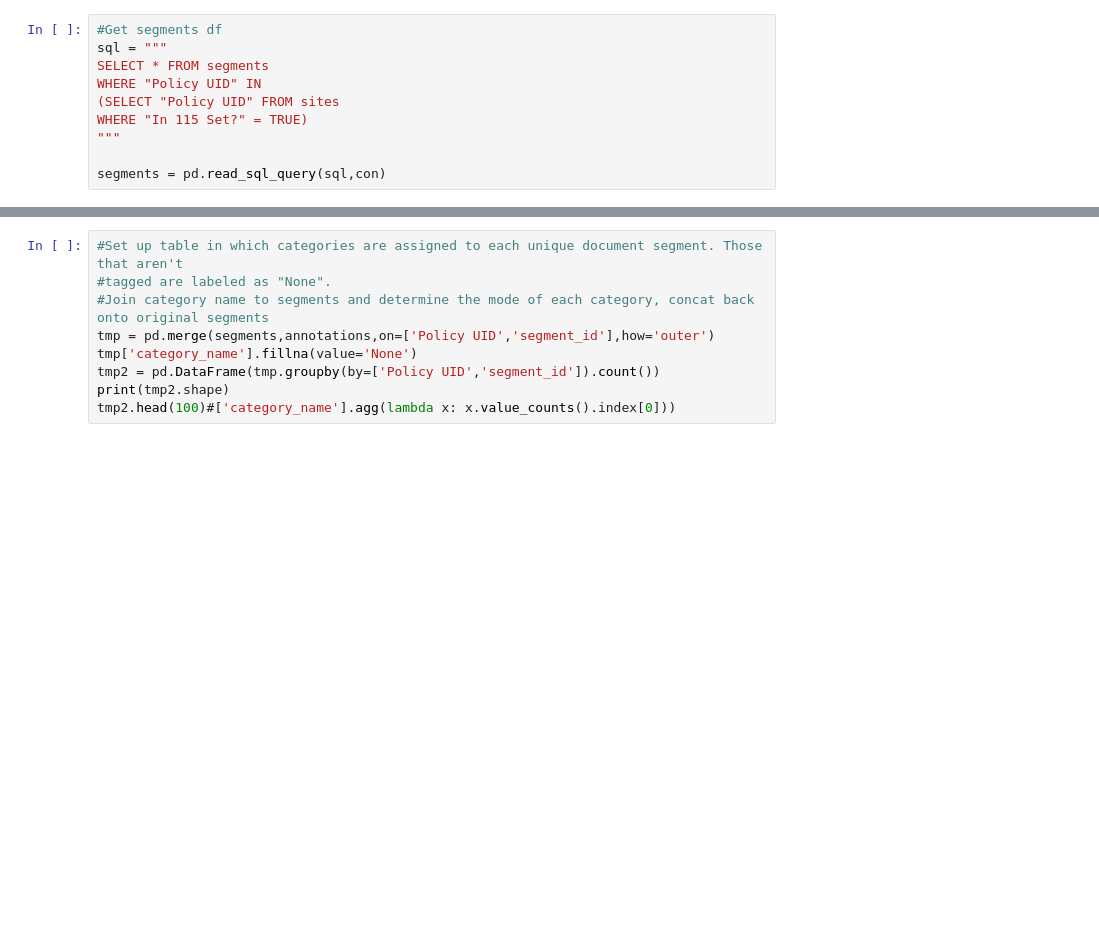
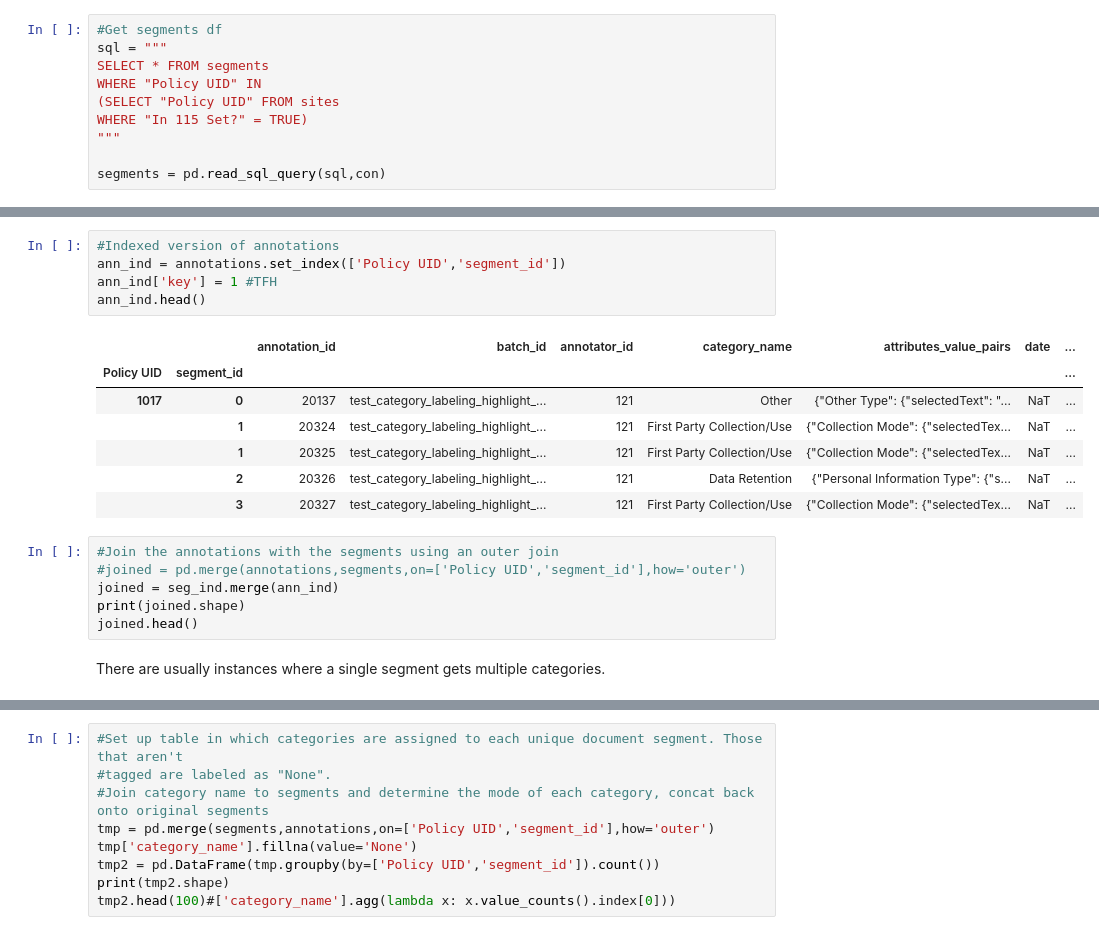
Before and after one commit to pmayostendorp/beforeiaccept, a Jupyter notebook: scripts/Binary Categories Development.ipynb, the cells around one changed output, grey strips where cells are left out. Saved outputs shown, nothing was run; the diff lists cells and outputs as text; blank space fills up the shorter version.

```diff
--- a/scripts/Binary Categories Development.ipynb
+++ b/scripts/Binary Categories Development.ipynb
@@ -73,0 +168,21 @@ segments.head()
+# %%
+#Indexed version of annotations
+ann_ind = annotations.set_index(['Policy UID','segment_id'])
+ann_ind['key'] = 1 #TFH
+ann_ind.head()
+# %% [output]
+|  |  | annotation_id | batch_id | annotator_id | category_name | attributes_value_pairs | date | ... |
+| Policy UID | segment_id |  |  |  |  |  |  | ... |
+| 1017 | 0 | 20137 | test_category_labeling_highlight_... | 121 | Other | {"Other Type": {"selectedText": "... | NaT | ... |
+|  | 1 | 20324 | test_category_labeling_highlight_... | 121 | First Party Collection/Use | {"Collection Mode": {"selectedTex... | NaT | ... |
+|  | 1 | 20325 | test_category_labeling_highlight_... | 121 | First Party Collection/Use | {"Collection Mode": {"selectedTex... | NaT | ... |
+|  | 2 | 20326 | test_category_labeling_highlight_... | 121 | Data Retention | {"Personal Information Type": {"s... | NaT | ... |
+|  | 3 | 20327 | test_category_labeling_highlight_... | 121 | First Party Collection/Use | {"Collection Mode": {"selectedTex... | NaT | ... |
+# %%
+#Join the annotations with the segments using an outer join
+#joined = pd.merge(annotations,segments,on=['Policy UID','segment_id'],how='outer')
+joined = seg_ind.merge(ann_ind)
+print(joined.shape)
+joined.head()
+# %% [markdown]
+There are usually instances where a single segment gets multiple categories.
```
Also changed, not shown: parts of 14 cells of this notebook.
